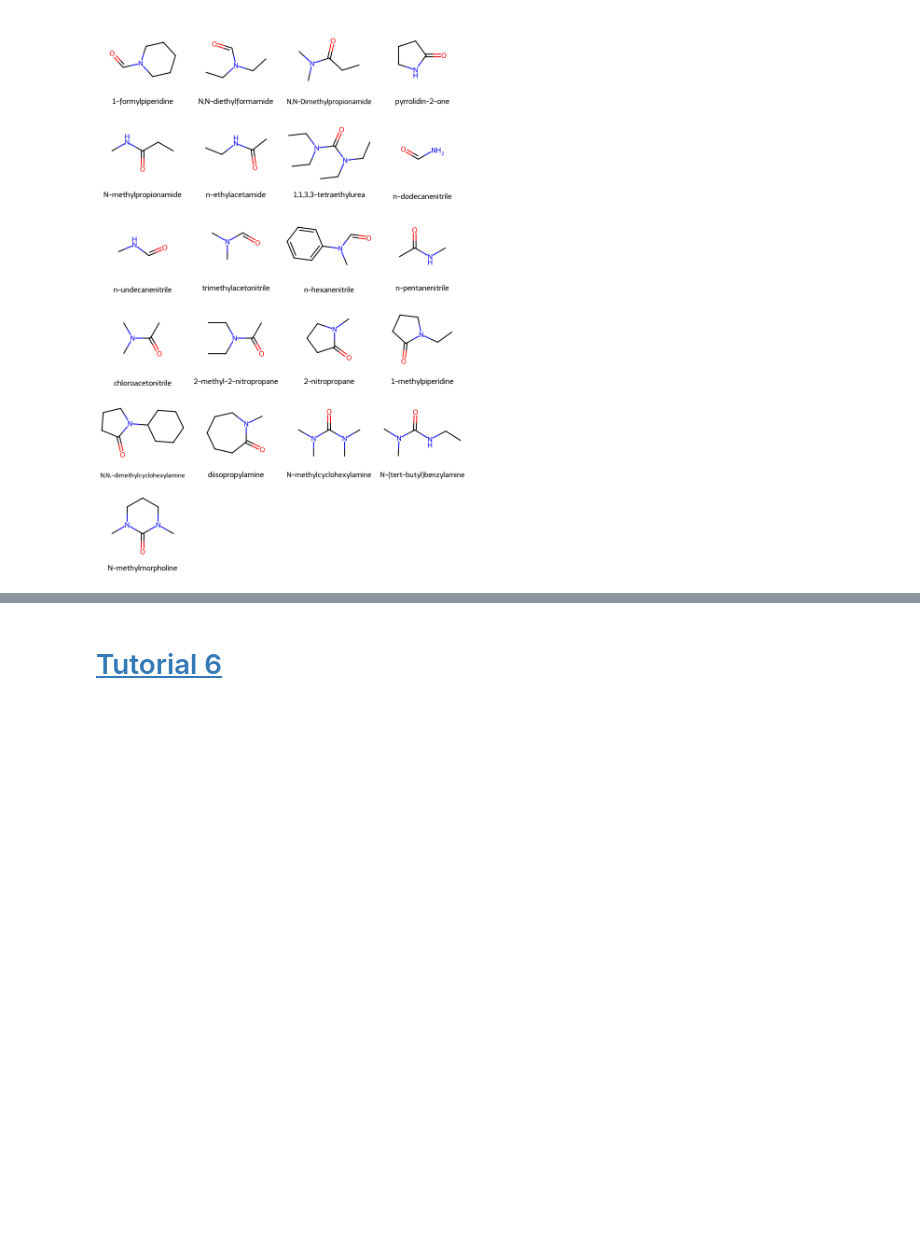
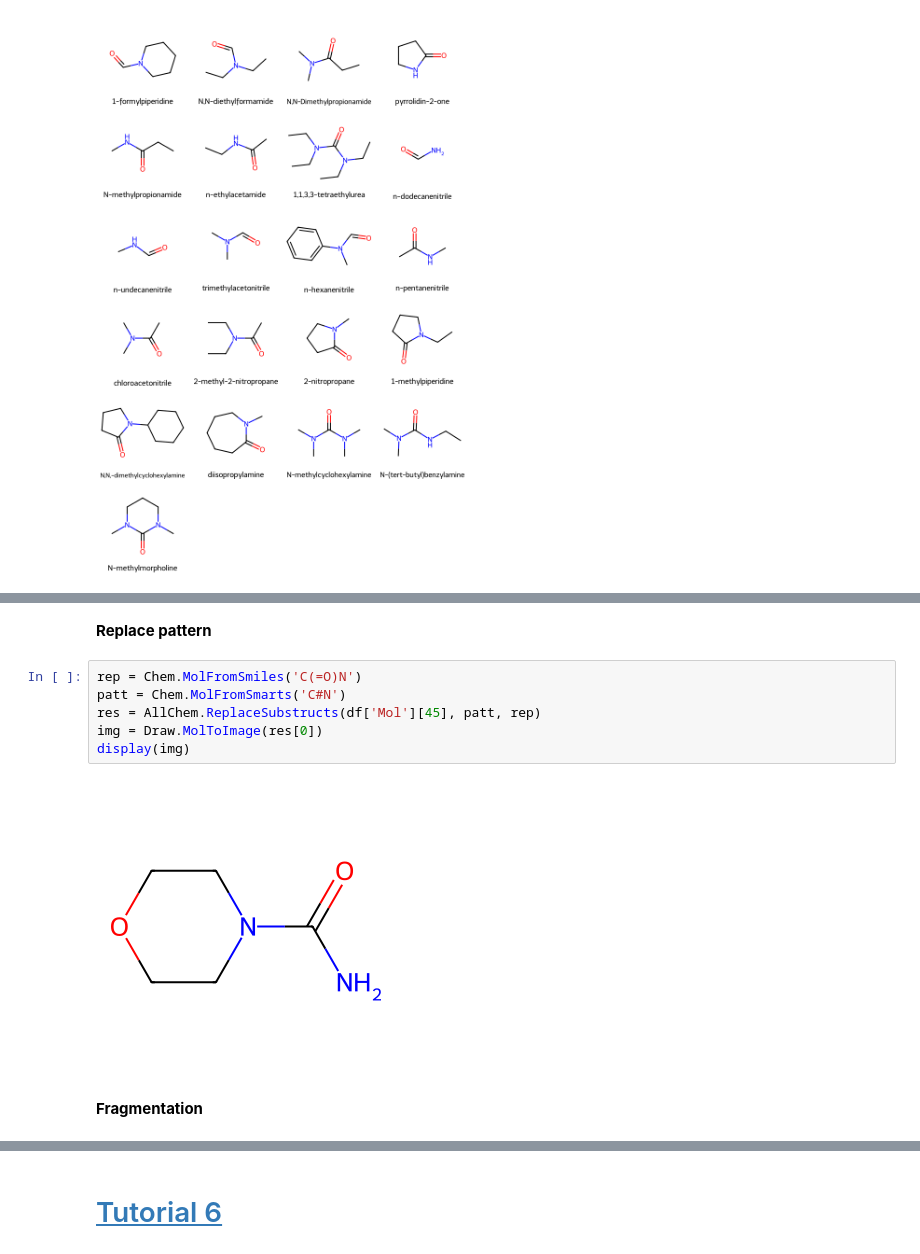
Before and after one commit to sandarnaing/tutorial, a Jupyter notebook: rdkit/rdkit_tutorial_5.ipynb, the cells around one changed output, grey strips where cells are left out. Cells and saved outputs as stored; diff of their text form; blank space fills up the shorter version.

```diff
--- a/rdkit/rdkit_tutorial_5.ipynb
+++ b/rdkit/rdkit_tutorial_5.ipynb
@@ -437,0 +450,12 @@ img
+# %% [markdown]
+**Replace pattern**
+# %%
+rep = Chem.MolFromSmiles('C(=O)N')
+patt = Chem.MolFromSmarts('C#N')
+res = AllChem.ReplaceSubstructs(df['Mol'][45], patt, rep)
+img = Draw.MolToImage(res[0])
+display(img)
+# %% [output]
+[figure, added]
+# %% [markdown]
+**Fragmentation**
```
Also changed, not shown: parts of 68 cells of this notebook.
